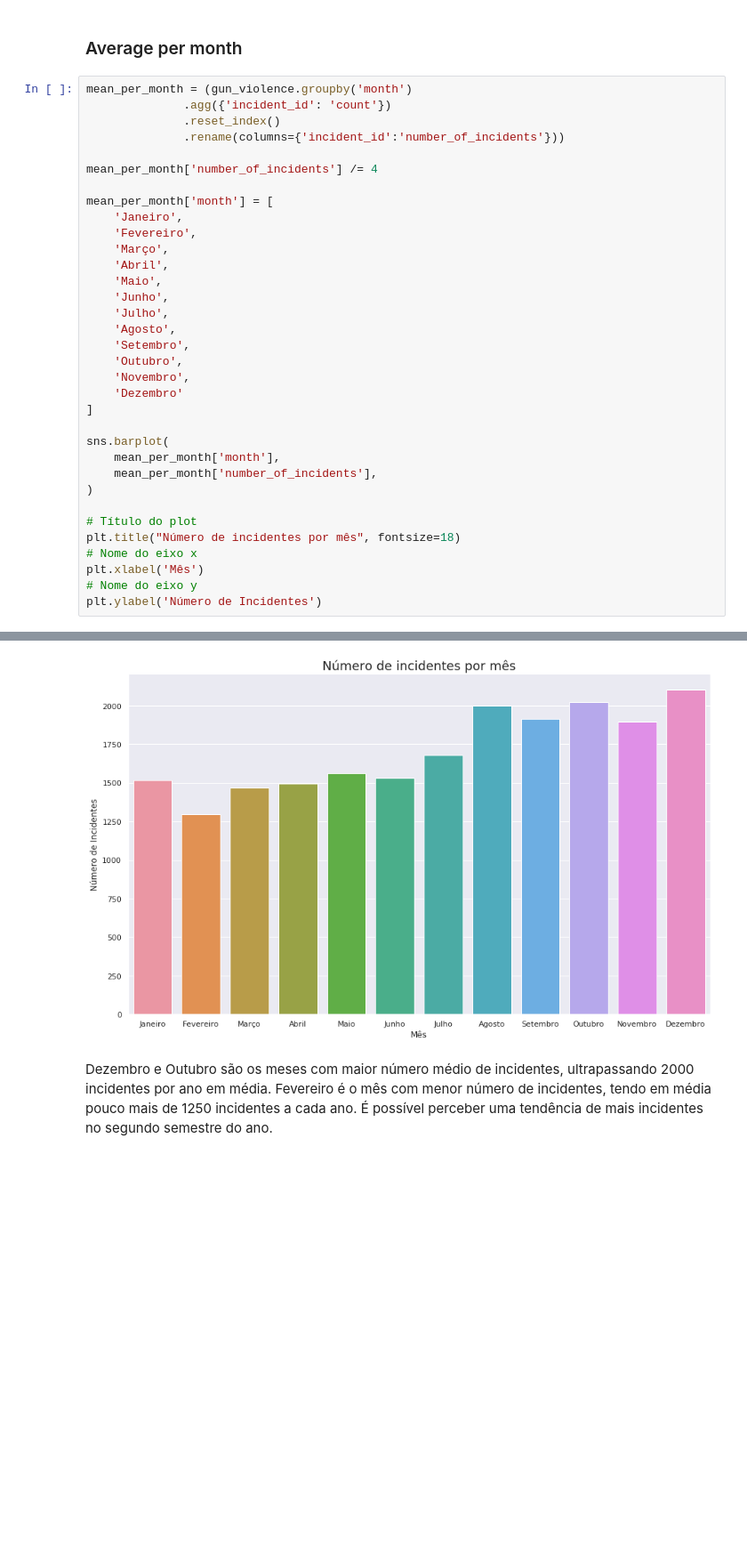
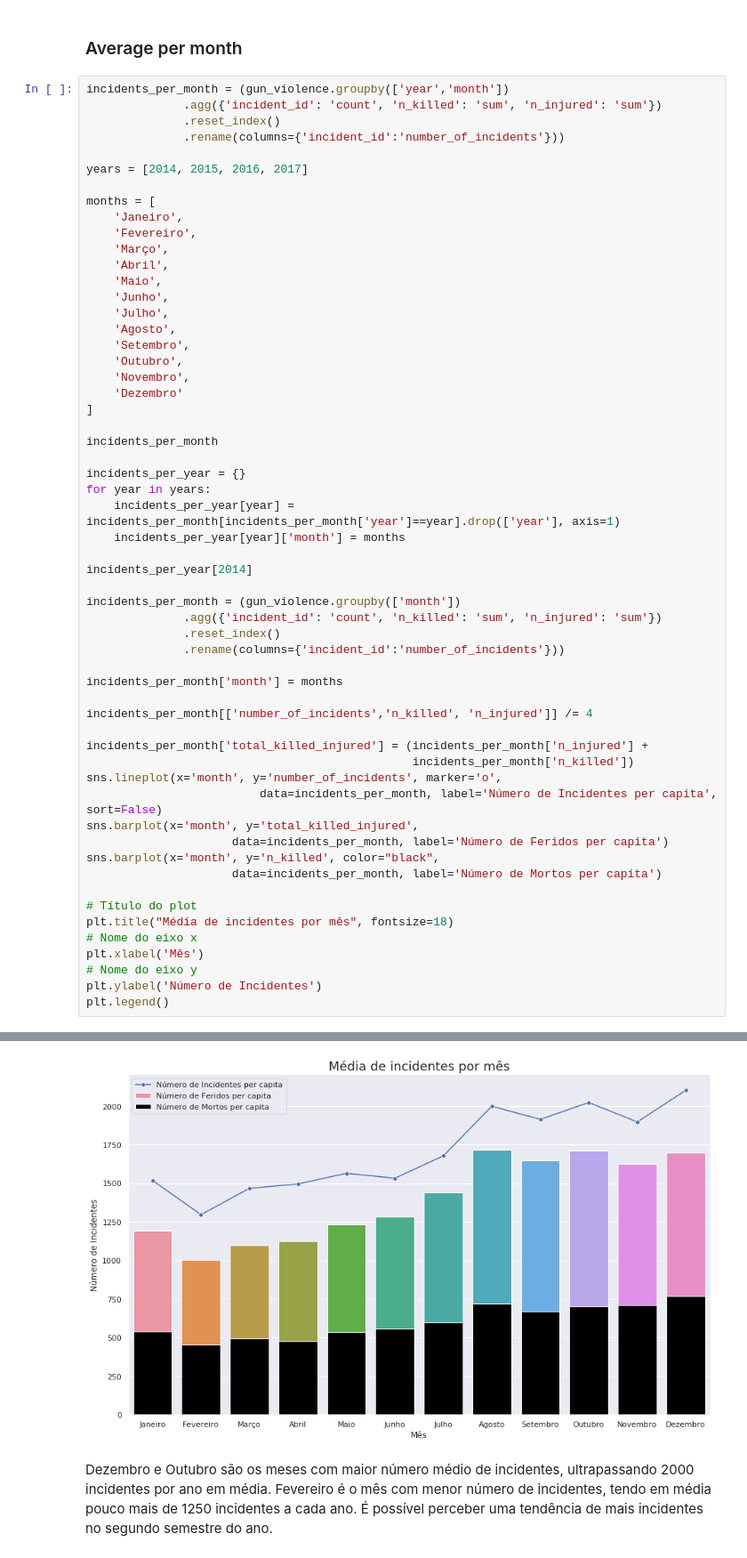
Before and after one commit to PedroPrisxzma/DataScience-Project, a Jupyter notebook: notebooks/Exploratory_Analysis.ipynb, the cells around one changed output, grey strips where cells are left out. Shown at 89% size. Cells and saved outputs as stored; diff of their text form; blank space fills up the shorter version.

Commit message:
Update month based analysis

```diff
--- a/notebooks/Exploratory_Analysis.ipynb
+++ b/notebooks/Exploratory_Analysis.ipynb
@@ -272,14 +239,14 @@ Observado uma tendência crescente de 2014 até 2017.
 # %% [markdown]
 ###  Average per month
 # %%
-mean_per_month = (gun_violence.groupby('month')
-              .agg({'incident_id': 'count'})
+incidents_per_month = (gun_violence.groupby(['year','month'])
+              .agg({'incident_id': 'count', 'n_killed': 'sum', 'n_injured': 'sum'})
               .reset_index()
               .rename(columns={'incident_id':'number_of_incidents'}))
 
-mean_per_month['number_of_incidents'] /= 4
+years = [2014, 2015, 2016, 2017]
 
-mean_per_month['month'] = [
+months = [
     'Janeiro',
     'Fevereiro',
     'Março',
@@ -294,15 +261,38 @@ mean_per_month['month'] = [
     'Dezembro'
 ]
 
-sns.barplot(
-    mean_per_month['month'],
-    mean_per_month['number_of_incidents'],
-)
+incidents_per_month
+
+incidents_per_year = {}
+for year in years:
+    incidents_per_year[year] = incidents_per_month[incidents_per_month['year']==year].drop(['year'], axis=1)
+    incidents_per_year[year]['month'] = months
+
+incidents_per_year[2014]
+
+incidents_per_month = (gun_violence.groupby(['month'])
+              .agg({'incident_id': 'count', 'n_killed': 'sum', 'n_injured': 'sum'})
+              .reset_index()
+              .rename(columns={'incident_id':'number_of_incidents'}))
+
+incidents_per_month['month'] = months
+
+incidents_per_month[['number_of_incidents','n_killed', 'n_injured']] /= 4
+
+incidents_per_month['total_killed_injured'] = (incidents_per_month['n_injured'] +
+                                               incidents_per_month['n_killed'])
+sns.lineplot(x='month', y='number_of_incidents', marker='o',
+                         data=incidents_per_month, label='Número de Incidentes per capita', sort=False)
+sns.barplot(x='month', y='total_killed_injured',
+                     data=incidents_per_month, label='Número de Feridos per capita')
+sns.barplot(x='month', y='n_killed', color="black",
+                     data=incidents_per_month, label='Número de Mortos per capita')
 
 # Título do plot
-plt.title("Número de incidentes por mês", fontsize=18)
+plt.title("Média de incidentes por mês", fontsize=18)
 # Nome do eixo x
 plt.xlabel('Mês')
 # Nome do eixo y
 plt.ylabel('Número de Incidentes')
+plt.legend()
 # %% [output]
@@ -310,4 +300,4 @@ Text(0, 0.5, 'Número de Incidentes')
-[figure, old version]
+[figure, new version]
 # %% [markdown]
 Dezembro e Outubro são os meses com maior número médio de incidentes, ultrapassando 2000 incidentes por ano em média.
 Fevereiro é o mês com menor número de incidentes, tendo em média pouco mais de 1250 incidentes a cada ano.
```
Also changed, not shown: parts of 4 cells of this notebook.
